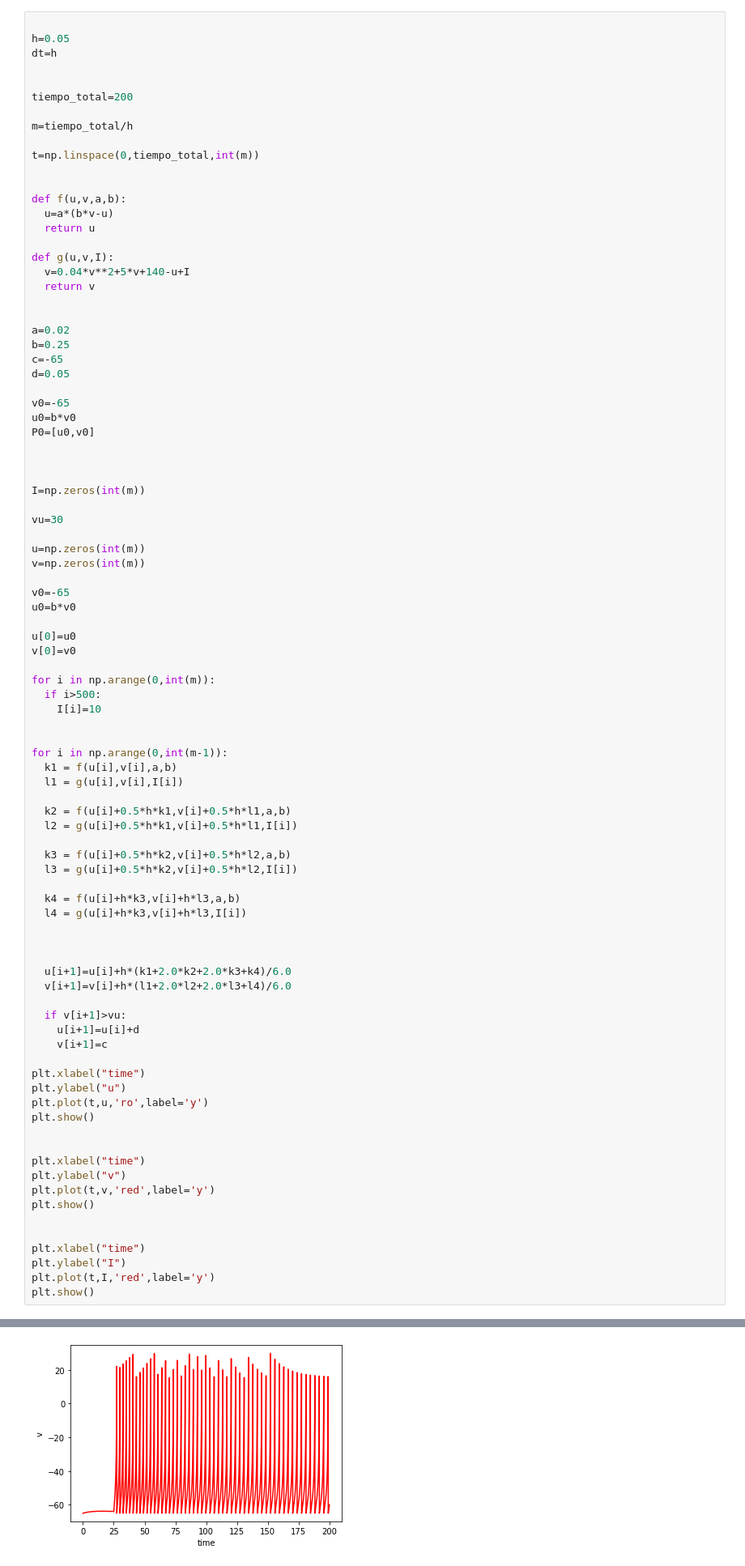
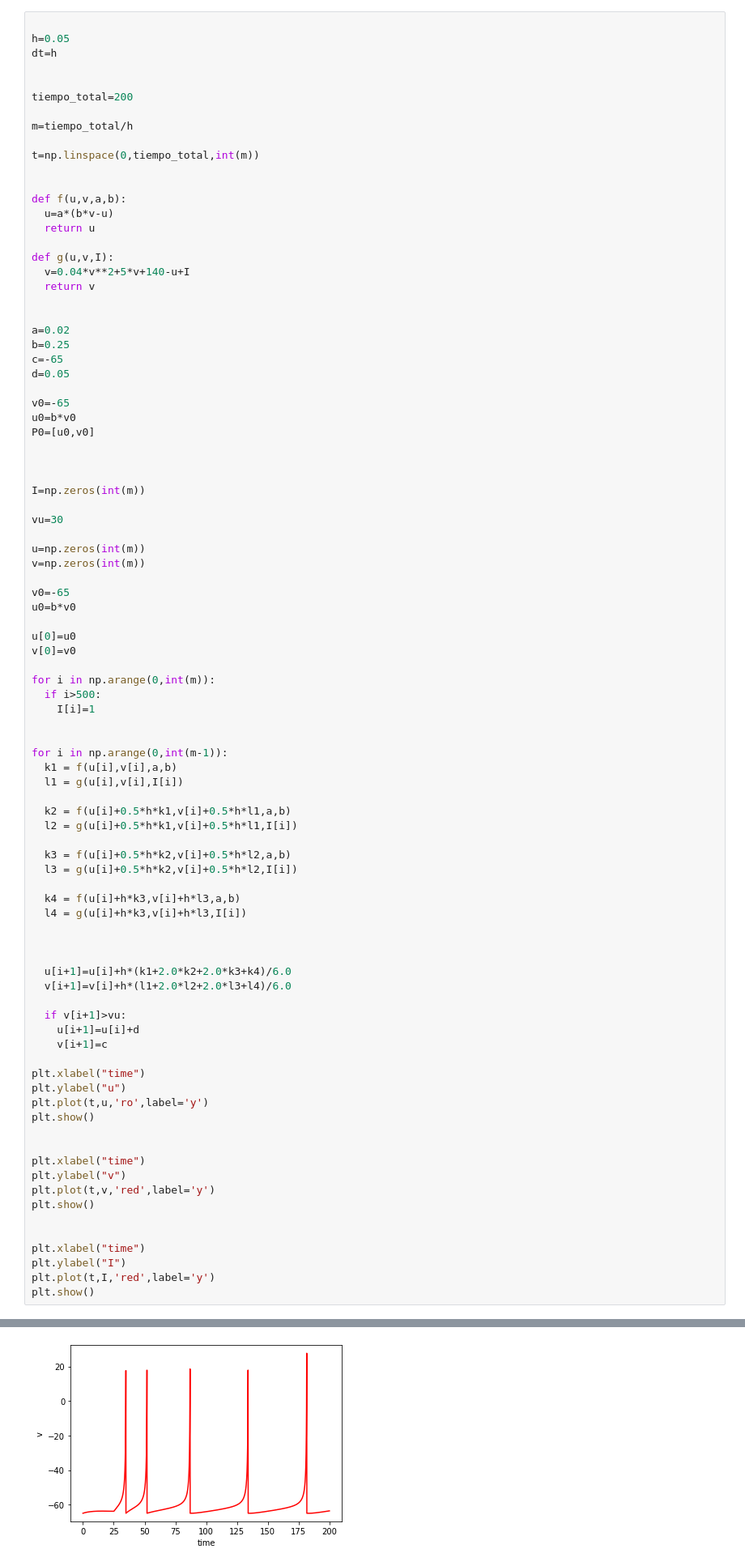
Before and after one commit to plance17/Redes-Neuronales-UNSAM, a Jupyter notebook: Rede_Neuronales_Guía_2.ipynb, the cells around one changed output, grey strips where cells are left out. Shown at 81% size. Cells and saved outputs as stored; diff of their text form.

```diff
--- a/Rede_Neuronales_Guía_2.ipynb
+++ b/Rede_Neuronales_Guía_2.ipynb
@@ -579,7 +579,7 @@ v[0]=v0
 
 for i in np.arange(0,int(m)):
   if i>500:
-    I[i]=10
+    I[i]=1
 
 
 for i in np.arange(0,int(m-1)):
@@ -625 +625 @@ plt.show()
-[figure, old version]
+[figure, new version]
```
Also changed, not shown: parts of 4 cells of this notebook.
